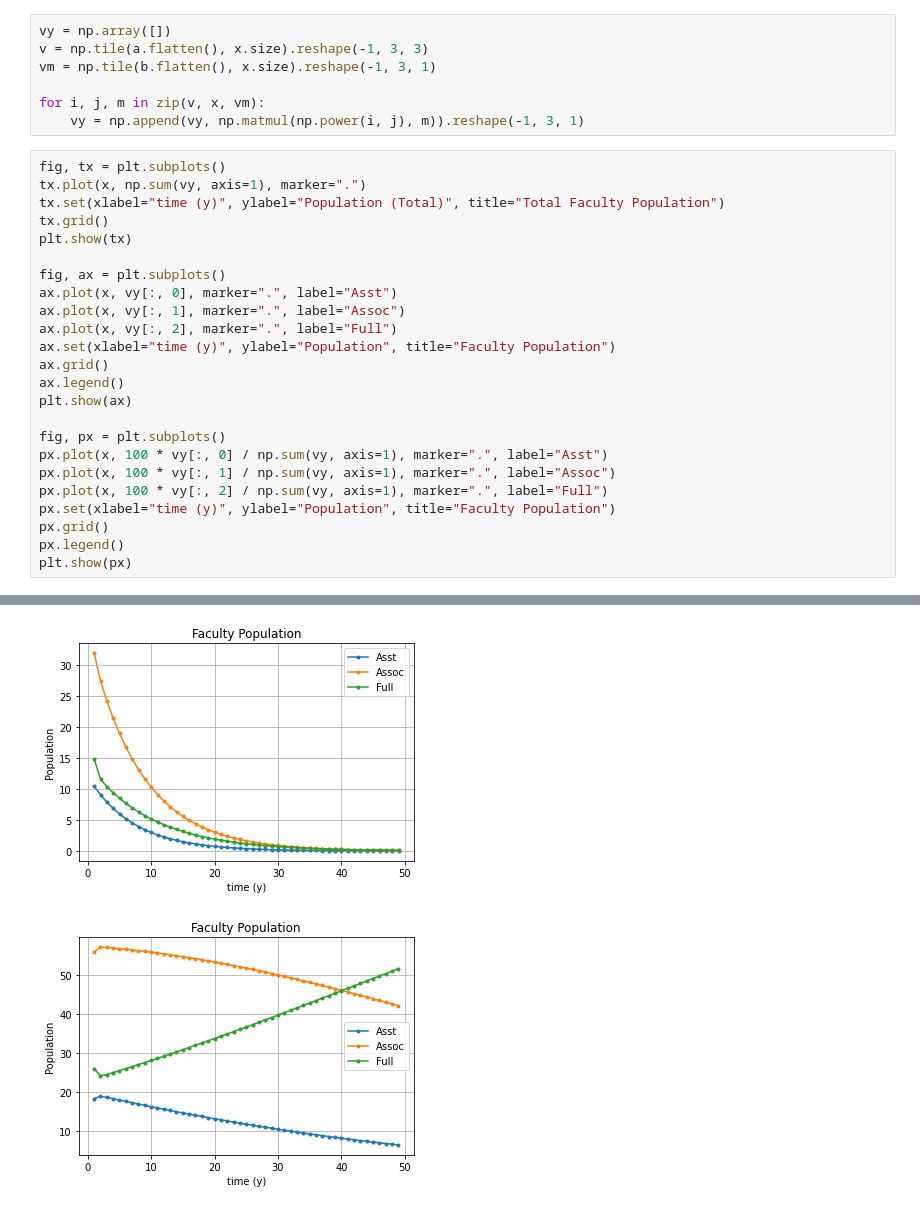
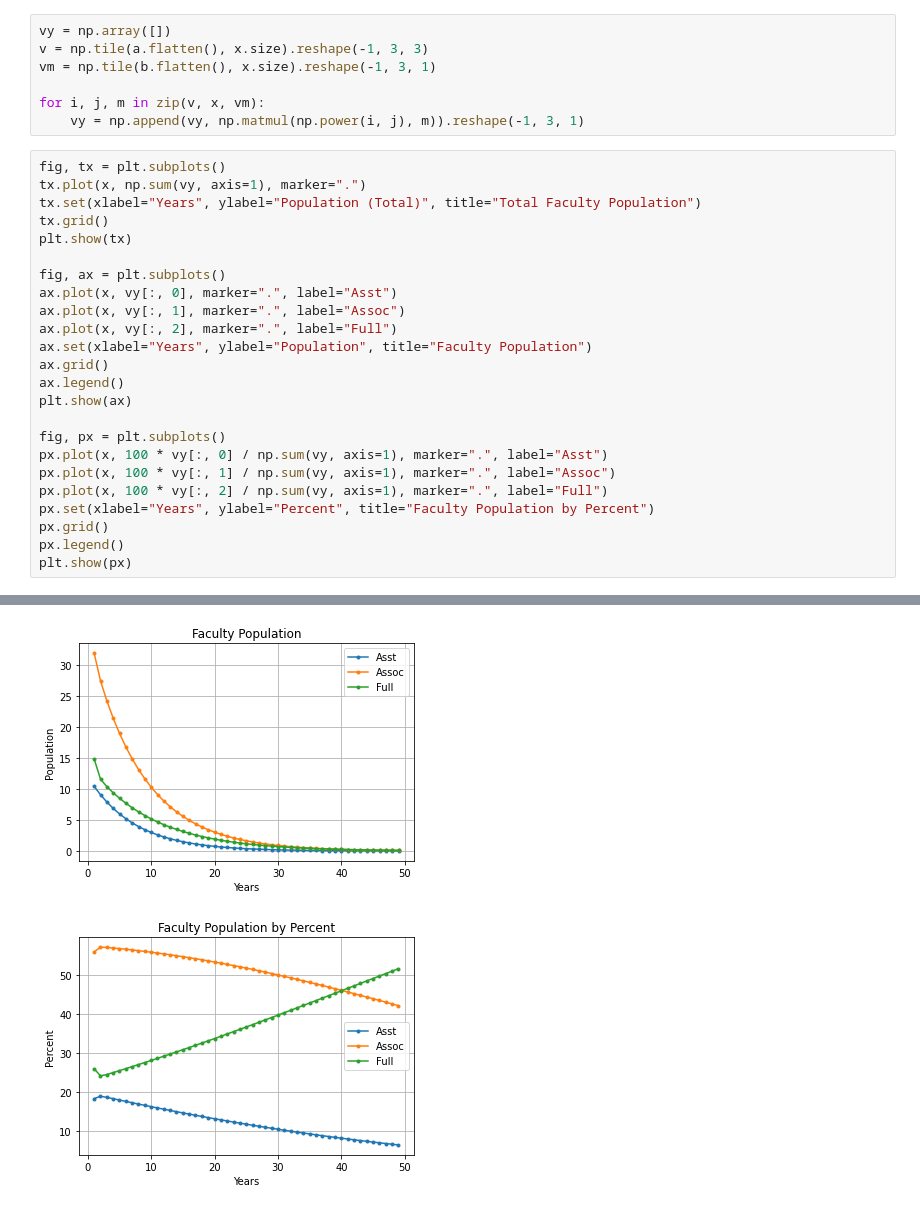
Before and after one commit to natkeo559/FacData, a Jupyter notebook: Notebooks/Sample.ipynb, the cells around one changed output, grey strips where cells are left out. Cells and saved outputs as stored; diff of their text form.

Commit message:
Graph Labels

```diff
--- a/Notebooks/Sample.ipynb
+++ b/Notebooks/Sample.ipynb
@@ -40,7 +39,7 @@ for i, j, m in zip(v, x, vm):
 # %%
 fig, tx = plt.subplots()
 tx.plot(x, np.sum(vy, axis=1), marker=".")
-tx.set(xlabel="time (y)", ylabel="Population (Total)", title="Total Faculty Population")
+tx.set(xlabel="Years", ylabel="Population (Total)", title="Total Faculty Population")
 tx.grid()
 plt.show(tx)
 
@@ -48,7 +47,7 @@ fig, ax = plt.subplots()
 ax.plot(x, vy[:, 0], marker=".", label="Asst")
 ax.plot(x, vy[:, 1], marker=".", label="Assoc")
 ax.plot(x, vy[:, 2], marker=".", label="Full")
-ax.set(xlabel="time (y)", ylabel="Population", title="Faculty Population")
+ax.set(xlabel="Years", ylabel="Population", title="Faculty Population")
 ax.grid()
 ax.legend()
 plt.show(ax)
@@ -57,7 +56,7 @@ fig, px = plt.subplots()
 px.plot(x, 100 * vy[:, 0] / np.sum(vy, axis=1), marker=".", label="Asst")
 px.plot(x, 100 * vy[:, 1] / np.sum(vy, axis=1), marker=".", label="Assoc")
 px.plot(x, 100 * vy[:, 2] / np.sum(vy, axis=1), marker=".", label="Full")
-px.set(xlabel="time (y)", ylabel="Population", title="Faculty Population")
+px.set(xlabel="Years", ylabel="Percent", title="Faculty Population by Percent")
 px.grid()
 px.legend()
 plt.show(px)
@@ -66,2 +65,2 @@ plt.show(px)
-[figure, old version]
+[figure, new version]
-[figure, old version]
+[figure, new version]
```
Also changed, not shown: parts of 2 cells of this notebook.
